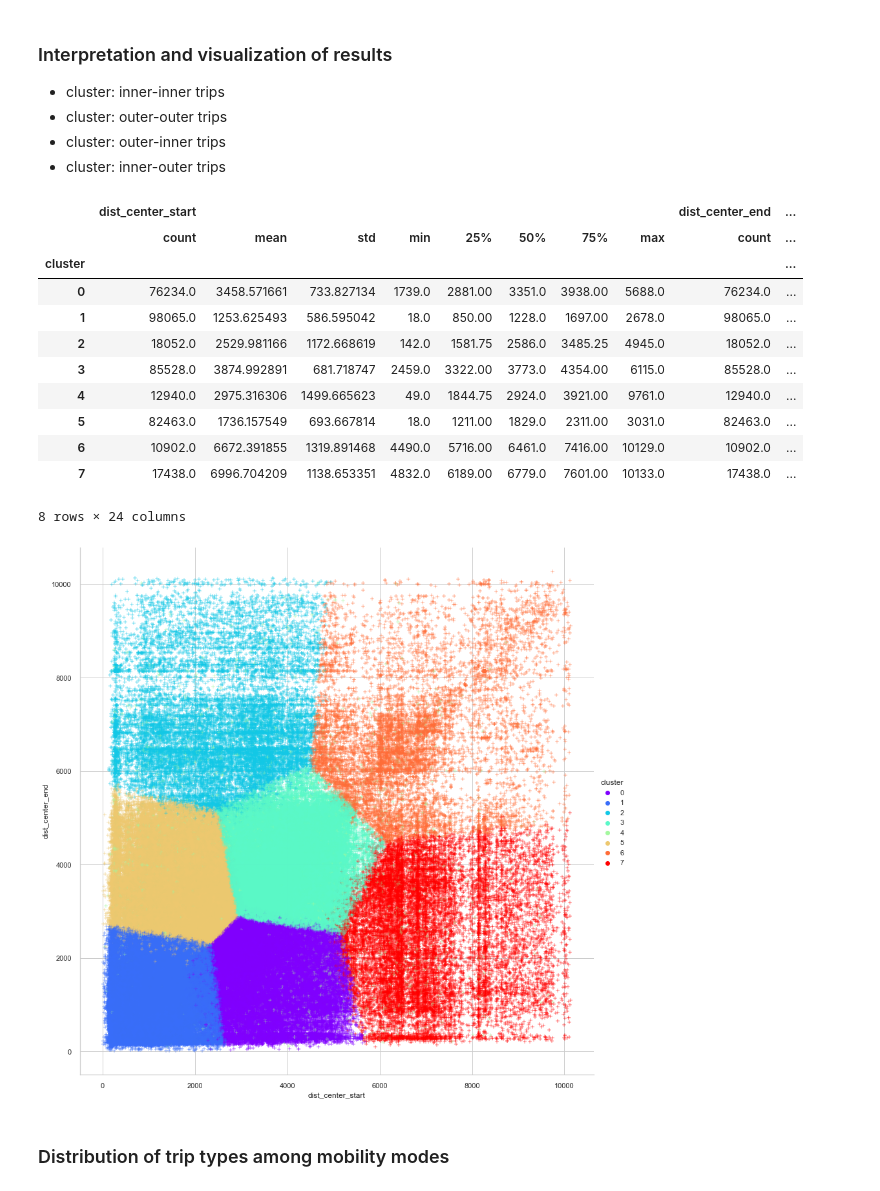
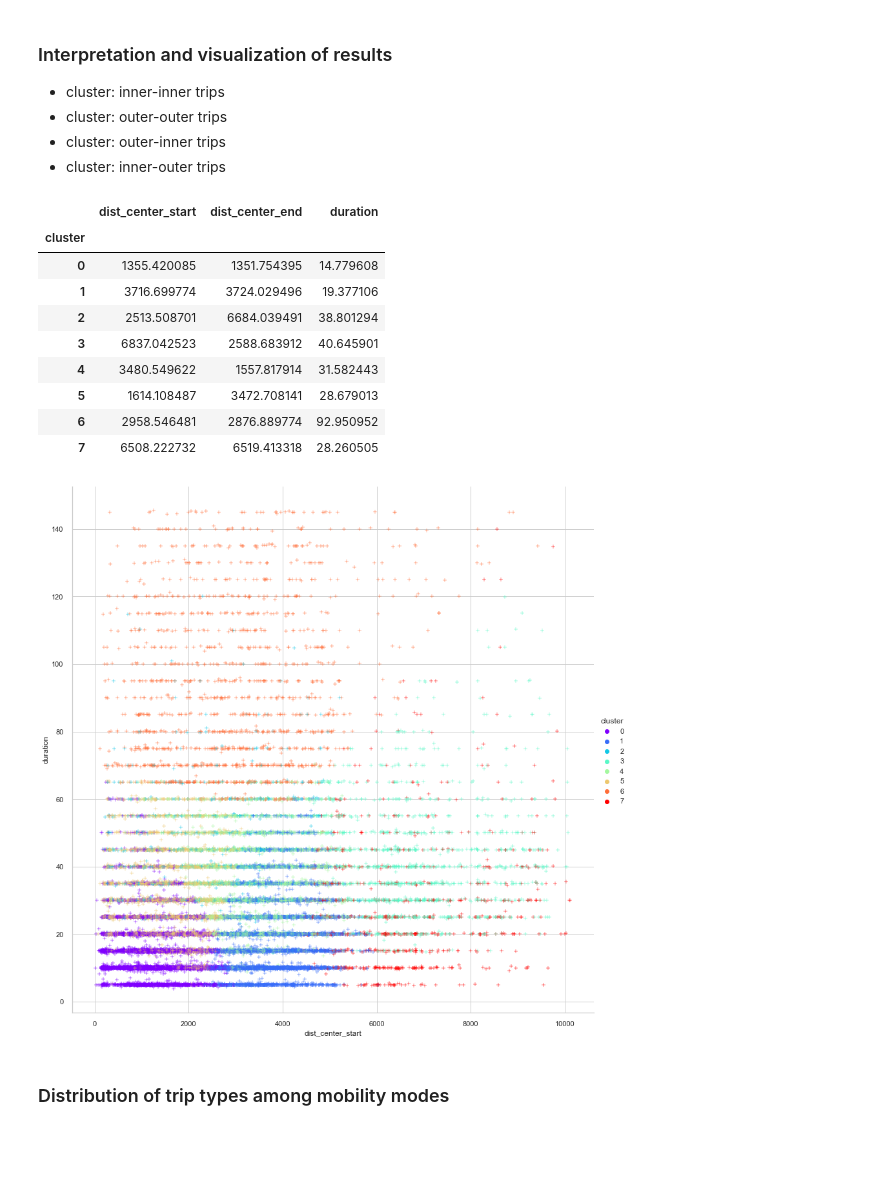
Before and after one commit to richardbor/bachelor_thesis, a Jupyter notebook: clustering_centrality_duration.ipynb, the cells around one changed output. Drawn from its saved outputs; the diff is of its cells as text; code cells hidden in the pictures; blank space fills up the shorter version.

```diff
--- a/clustering_centrality_duration.ipynb
+++ b/clustering_centrality_duration.ipynb
@@ -78,10 +78,12 @@ if (load_full_data):
 ### Feature selection
 # %%
 # select only dist features (based on manuelly defined trip types in literature) and id + vehicleType for later interpretation
-#dfWARNING = data_full[['id','vehicleType','dist_center_start','dist_center_end']]
-#df = dfWARNING.sample(n=100000, random_state=1)
 
-df = data_full[['id','vehicleType','dist_center_start','dist_center_end', 'duration']].copy()
+dfa = data_full[['id','vehicleType','dist_center_start','dist_center_end', 'duration']].copy()
+df = dfa.sample(n=30000, random_state=1)
+
+#df = data_full[['id','vehicleType','dist_center_start','dist_center_end', 'duration']].copy()
+
 df['duration'] = df['duration'] / 60
 df.columns
 # %% [output]
@@ -201,16 +203,27 @@ hopkins(scaled_df, 10000)
 ### Clustering trip types via k-means and parameter selection
 # %%
 # run k-means multiple times to identify "optimal" k
+from sklearn import metrics
+from sklearn.metrics import silhouette_score
 
 # with-in cluster sum of squares
 wcss=[]
 
+# silhouette coefficients
+silhouette_coefficients = []
+
 # run loop
-for i in range (1,15):
+for i in range (2,15):
     start = time.time()
     kmeans = KMeans(i)
     kmeans.fit(scaled_df)
     wcss.append(kmeans.inertia_)
+    print(kmeans.inertia_)
+
+    score = silhouette_score(scaled_df, kmeans.labels_)
+    silhouette_coefficients.append(score)
+    print(score)
+
     end = time.time()
     print(i)
     print(end - start)
@@ -285,25 +308,24 @@ clustered_data
 * cluster: inner-outer trips
 # %%
 # show cluster results for interpretation
-clustered_data.groupby(['cluster']).describe()
+clustered_data.groupby(['cluster']).mean()
 # %% [output]
-|  | dist_center_start |  |  |  |  |  |  |  | dist_center_end | ... |
-|  | count | mean | std | min | 25% | 50% | 75% | max | count | ... |
-| cluster |  |  |  |  |  |  |  |  |  | ... |
-| 0 | 76234.0 | 3458.571661 | 733.827134 | 1739.0 | 2881.00 | 3351.0 | 3938.00 | 5688.0 | 76234.0 | ... |
-| 1 | 98065.0 | 1253.625493 | 586.595042 | 18.0 | 850.00 | 1228.0 | 1697.00 | 2678.0 | 98065.0 | ... |
-| 2 | 18052.0 | 2529.981166 | 1172.668619 | 142.0 | 1581.75 | 2586.0 | 3485.25 | 4945.0 | 18052.0 | ... |
-| 3 | 85528.0 | 3874.992891 | 681.718747 | 2459.0 | 3322.00 | 3773.0 | 4354.00 | 6115.0 | 85528.0 | ... |
-| 4 | 12940.0 | 2975.316306 | 1499.665623 | 49.0 | 1844.75 | 2924.0 | 3921.00 | 9761.0 | 12940.0 | ... |
-| 5 | 82463.0 | 1736.157549 | 693.667814 | 18.0 | 1211.00 | 1829.0 | 2311.00 | 3031.0 | 82463.0 | ... |
-| 6 | 10902.0 | 6672.391855 | 1319.891468 | 4490.0 | 5716.00 | 6461.0 | 7416.00 | 10129.0 | 10902.0 | ... |
-| 7 | 17438.0 | 6996.704209 | 1138.653351 | 4832.0 | 6189.00 | 6779.0 | 7601.00 | 10133.0 | 17438.0 | ... |
+|  | dist_center_start | dist_center_end | duration |
+| cluster |  |  |  |
+| 0 | 1355.420085 | 1351.754395 | 14.779608 |
+| 1 | 3716.699774 | 3724.029496 | 19.377106 |
+| 2 | 2513.508701 | 6684.039491 | 38.801294 |
+| 3 | 6837.042523 | 2588.683912 | 40.645901 |
+| 4 | 3480.549622 | 1557.817914 | 31.582443 |
+| 5 | 1614.108487 | 3472.708141 | 28.679013 |
+| 6 | 2958.546481 | 2876.889774 | 92.950952 |
+| 7 | 6508.222732 | 6519.413318 | 28.260505 |
-8 rows × 24 columns
 # %%
 # plot cluster results
-g = sns.relplot(x="dist_center_start", y="dist_center_end", kind="scatter", data=clustered_data, legend='full', marker='+', hue='cluster', palette='rainbow', height=12, aspect=1)
+g = sns.relplot(x="dist_center_start", y="duration", kind="scatter", data=clustered_data, legend='full', marker='+', hue='cluster', palette='rainbow', height=12, aspect=1)
+#sns.pairplot(clustered_data, hue="cluster", plot_kws=dict(marker="+", linewidth=1), palette='rainbow')
 # %% [output]
-[figure, old version]
+[figure, new version]
 # %% [markdown]
 ### Distribution of trip types among mobility modes
 # %%
```
Also changed, not shown: parts of 17 cells of this notebook.
